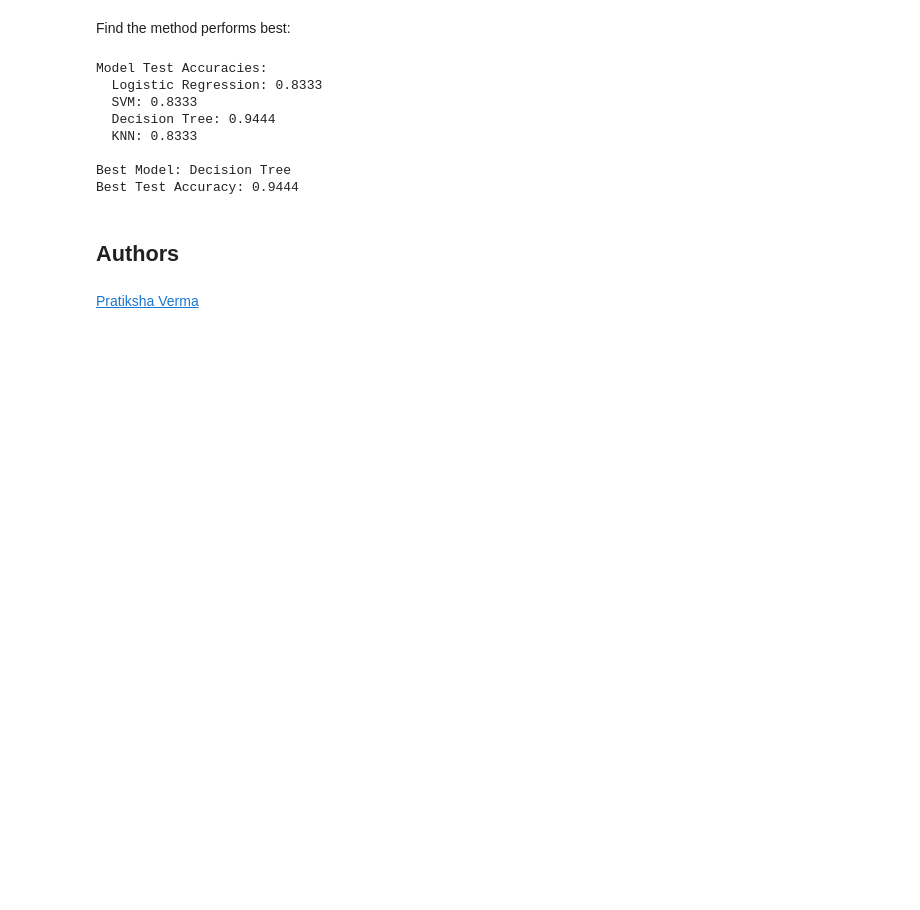
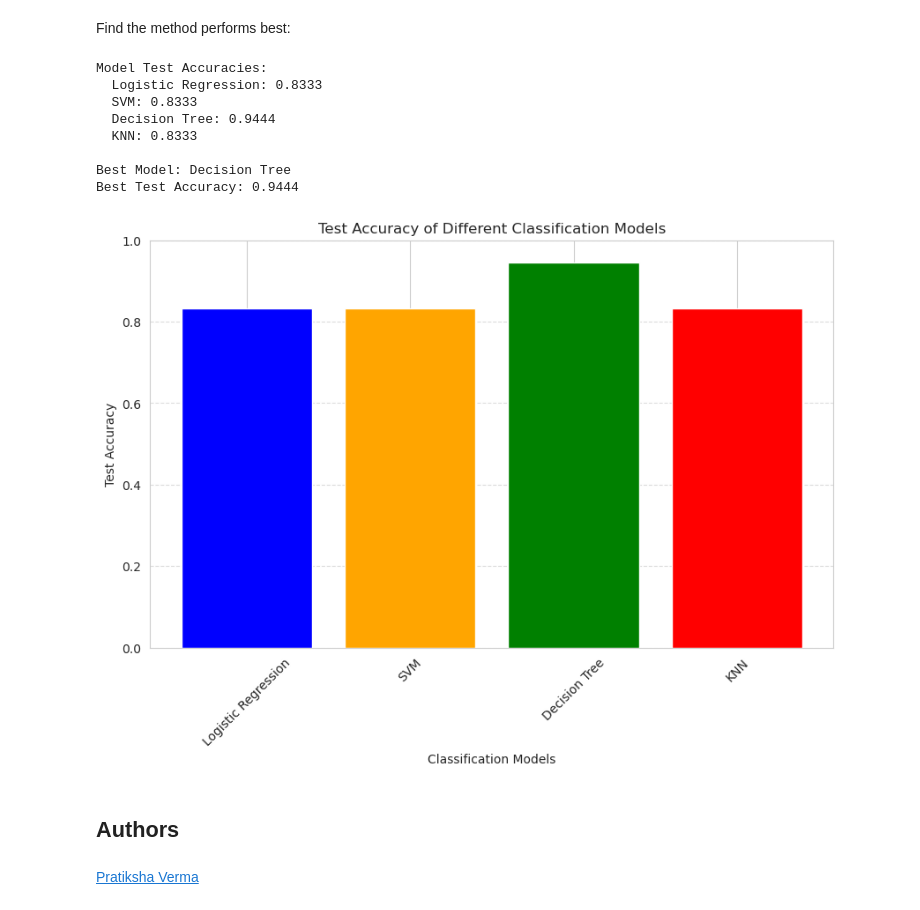
Before and after one commit to brianmatute011/dspc-ibm, a Jupyter notebook: applied-data-science-capstone/SpaceX-Machine-Learning-Prediction-Part-5-v1.ipynb, the cells around one changed output. Saved outputs shown, nothing was run; the diff lists cells and outputs as text; code cells hidden in the pictures; blank space fills up the shorter version.

```diff
--- a/applied-data-science-capstone/SpaceX-Machine-Learning-Prediction-Part-5-v1.ipynb
+++ b/applied-data-science-capstone/SpaceX-Machine-Learning-Prediction-Part-5-v1.ipynb
@@ -430,6 +432,20 @@ Model Test Accuracies:
 
 Best Model: Decision Tree
 Best Test Accuracy: 0.9444
+# %%
+#Visualize the built model accuracy for all built classification models, in a bar chart
+
+plt.figure(figsize=(10, 6))
+plt.bar(model_names, accuracies, color=['blue', 'orange', 'green', 'red'])
+plt.xlabel('Classification Models')
+plt.ylabel('Test Accuracy')
+plt.title('Test Accuracy of Different Classification Models')
+plt.ylim(0, 1)  # Set y-axis limits to [0, 1] for better visualization
+plt.xticks(rotation=45)
+plt.grid(axis='y', linestyle='--', alpha=0.7)
+plt.show()
+# %% [output]
+[figure, added]
 # %% [markdown]
 ## Authors
 # %% [markdown]
```
Also changed, not shown: parts of 1 cell of this notebook, 2 other files.
